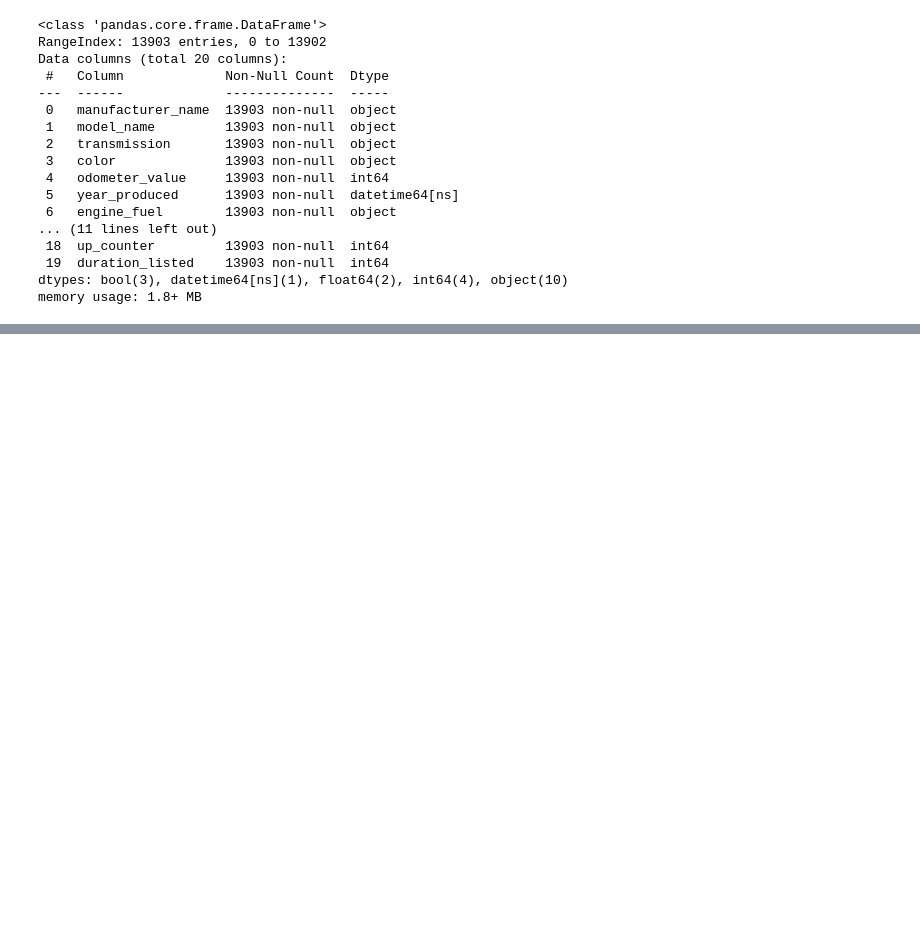
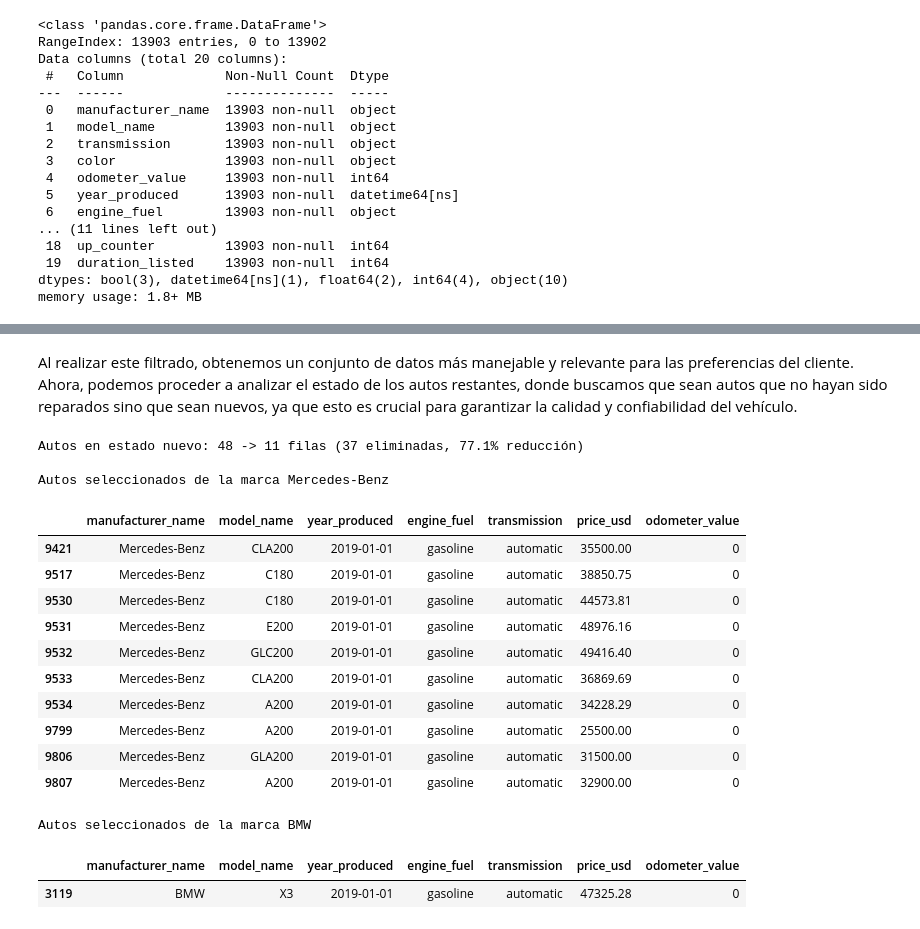
Before and after one commit to AlejandroSegura24/Vehicle-Data-Exploration-Project, a Jupyter notebook: Notebooks/4_exploracion_marcas_costosas.ipynb, the cells around one changed output, grey strips where cells are left out. Drawn from its saved outputs; the diff is of its cells as text; code cells hidden in the pictures; blank space fills up the shorter version.

```diff
--- a/Notebooks/4_exploracion_marcas_costosas.ipynb
+++ b/Notebooks/4_exploracion_marcas_costosas.ipynb
@@ -43,0 +128,33 @@ memory usage: 1.8+ MB
+# %% [markdown]
+Al realizar este filtrado, obtenemos un conjunto de datos más manejable y relevante para las preferencias del cliente. Ahora, podemos proceder a analizar el estado de los autos restantes, donde buscamos que sean autos que no hayan sido reparados sino que sean nuevos, ya que esto es crucial para garantizar la calidad y confiabilidad del vehículo.
+# %%
+state_new = production_year_2015[production_year_2015['state'] == 'new']
+
+features_to_show = state_new[['manufacturer_name', 'model_name', 'year_produced','engine_fuel', 'transmission','price_usd', 'odometer_value']]
+
+mercedes_benz = features_to_show[features_to_show['manufacturer_name'] == 'Mercedes-Benz']
+bmw = features_to_show[features_to_show['manufacturer_name'] == 'BMW']
+
+track_data_reduction(production_year_2015, state_new, filter_name='Autos en estado nuevo')
+print('\nAutos seleccionados de la marca Mercedes-Benz')
+display(mercedes_benz)
+print('\nAutos seleccionados de la marca BMW')
+display(bmw)
+# %% [output]
+Autos en estado nuevo: 48 -> 11 filas (37 eliminadas, 77.1% reducción)
+
+Autos seleccionados de la marca Mercedes-Benz
+|  | manufacturer_name | model_name | year_produced | engine_fuel | transmission | price_usd | odometer_value |
+| 9421 | Mercedes-Benz | CLA200 | 2019-01-01 | gasoline | automatic | 35500.00 | 0 |
+| 9517 | Mercedes-Benz | C180 | 2019-01-01 | gasoline | automatic | 38850.75 | 0 |
+| 9530 | Mercedes-Benz | C180 | 2019-01-01 | gasoline | automatic | 44573.81 | 0 |
+| 9531 | Mercedes-Benz | E200 | 2019-01-01 | gasoline | automatic | 48976.16 | 0 |
+| 9532 | Mercedes-Benz | GLC200 | 2019-01-01 | gasoline | automatic | 49416.40 | 0 |
+| 9533 | Mercedes-Benz | CLA200 | 2019-01-01 | gasoline | automatic | 36869.69 | 0 |
+| 9534 | Mercedes-Benz | A200 | 2019-01-01 | gasoline | automatic | 34228.29 | 0 |
+| 9799 | Mercedes-Benz | A200 | 2019-01-01 | gasoline | automatic | 25500.00 | 0 |
+| 9806 | Mercedes-Benz | GLA200 | 2019-01-01 | gasoline | automatic | 31500.00 | 0 |
+| 9807 | Mercedes-Benz | A200 | 2019-01-01 | gasoline | automatic | 32900.00 | 0 |
+Autos seleccionados de la marca BMW
+|  | manufacturer_name | model_name | year_produced | engine_fuel | transmission | price_usd | odometer_value |
+| 3119 | BMW | X3 | 2019-01-01 | gasoline | automatic | 47325.28 | 0 |
```
Also changed, not shown: parts of 12 cells of this notebook.
